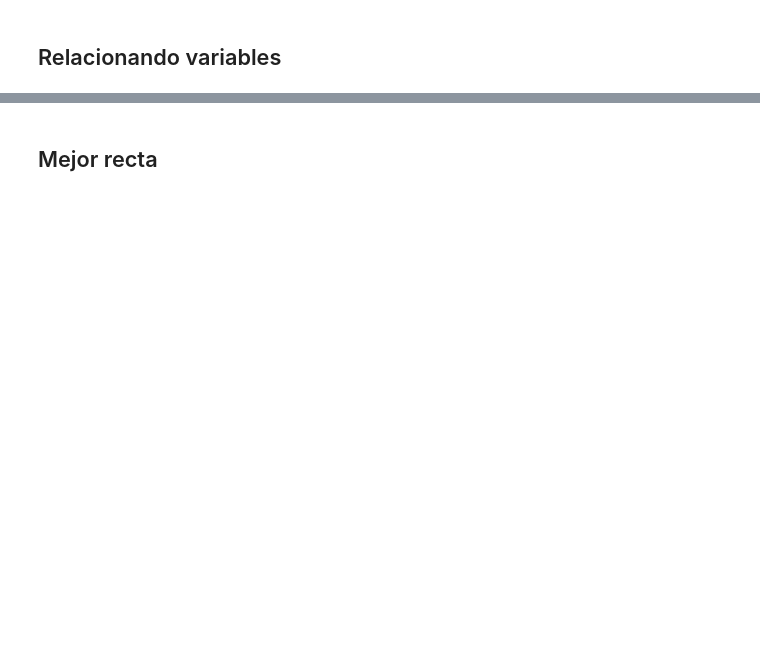
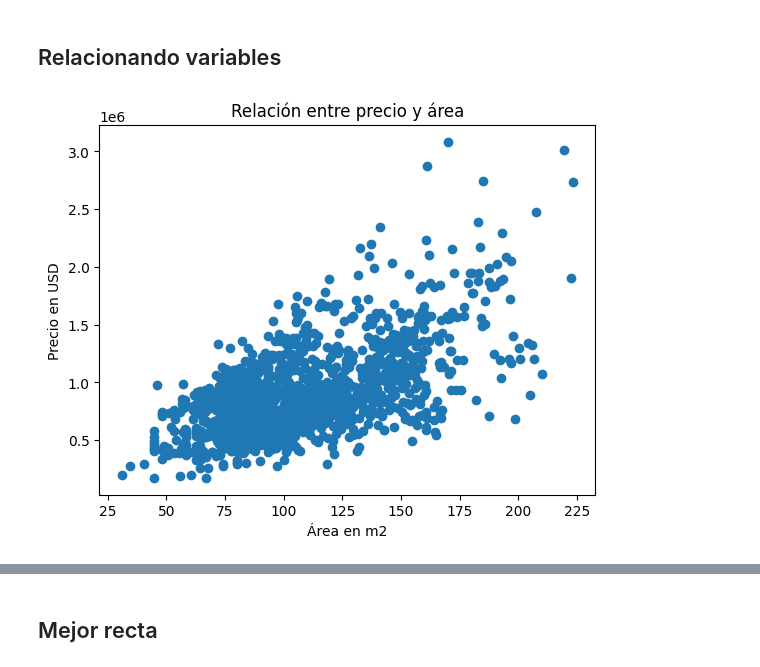
Before and after one commit to Tecindes/PrecioCasas, a Jupyter notebook: precios_de_inmuebles_regresion_lineal.ipynb, the cells around one changed output, grey strips where cells are left out. Saved outputs shown, nothing was run; the diff lists cells and outputs as text; code cells hidden in the pictures; blank space fills up the shorter version.

```diff
--- a/precios_de_inmuebles_regresion_lineal.ipynb
+++ b/precios_de_inmuebles_regresion_lineal.ipynb
@@ -88,5 +111,12 @@ dtype: float64
 # %%
 # Cómo se relacionan el área construída y el precio del inmueble?
+plt.scatter(datos['area_primer_piso'], datos['precio_de_venta'])
+plt.title('Relación entre precio y área')
+plt.xlabel('Área en m2')
+plt.ylabel('Precio en USD')
+plt.show()
+# %% [output]
+[figure, added]
 # %%
 # Aparentemente mientras mayor es el área del primer piso, mayor es el precio de la casa.
 # E si quisieramos trazar una línea que nos permita describir este comportamiento?
```
Also changed, not shown: parts of 5 cells of this notebook.
